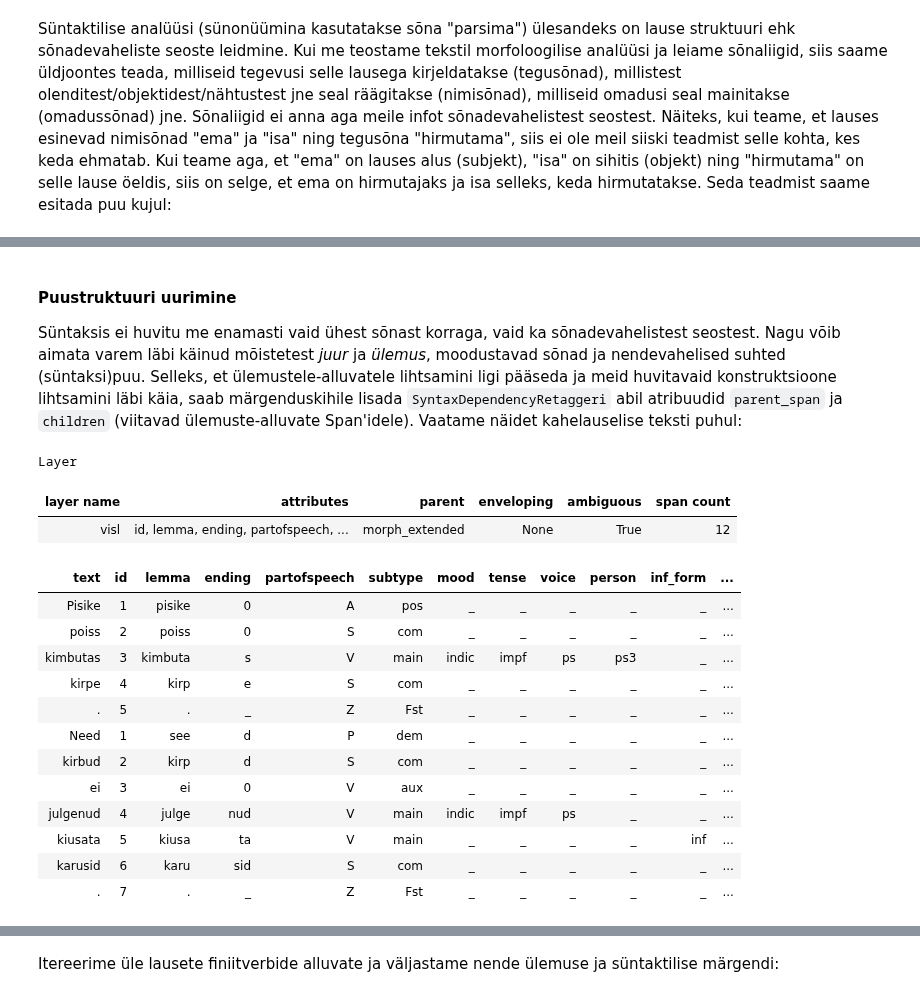
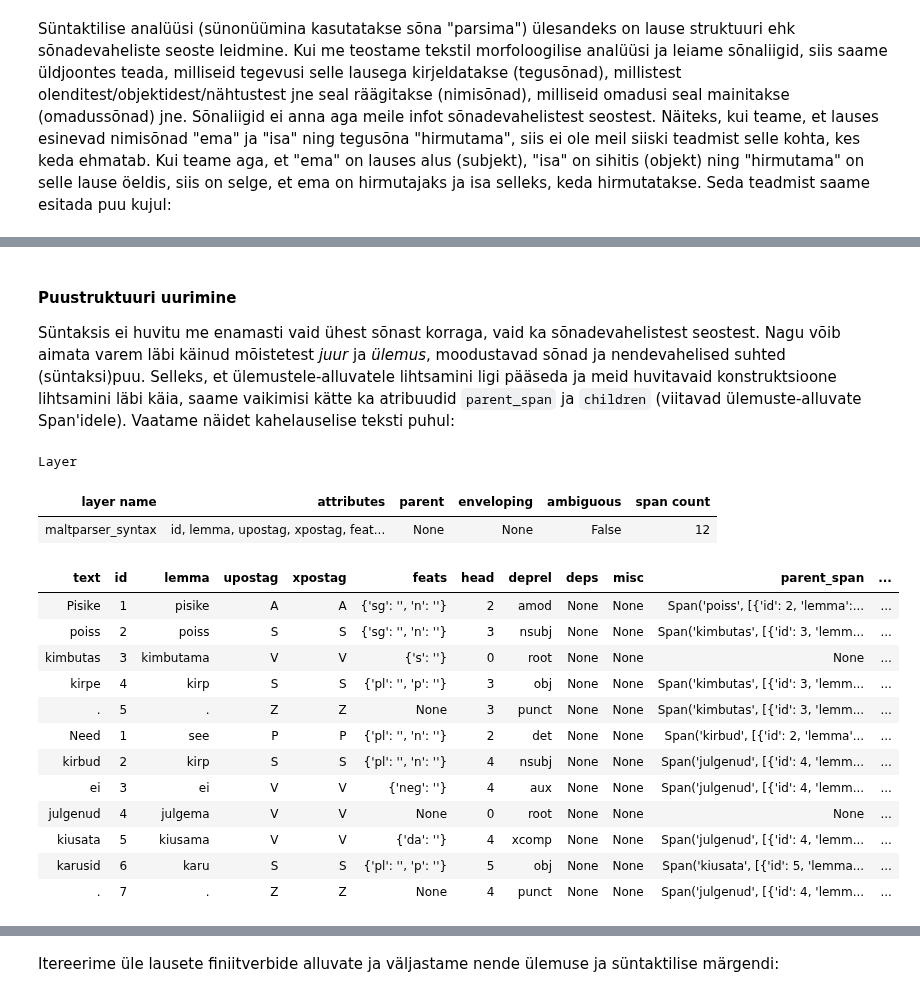
Before and after one commit to d009/EstNLP, a Jupyter notebook: Praktikum8/Praktikum_8.ipynb, the cells around one changed output, grey strips where cells are left out. Drawn from its saved outputs; the diff is of its cells as text; code cells hidden in the pictures.

```diff
--- a/Praktikum8/Praktikum_8.ipynb
+++ b/Praktikum8/Praktikum_8.ipynb
@@ -116,25 +71,24 @@ Layer
 # %% [markdown]
 #### Puustruktuuri uurimine
-Süntaksis ei huvitu me enamasti vaid ühest sõnast korraga, vaid ka sõnadevahelistest seostest. Nagu võib aimata varem läbi käinud mõistetest *juur* ja *ülemus*, moodustavad sõnad ja nendevahelised suhted (süntaksi)puu. Selleks, et ülemustele-alluvatele lihtsamini ligi pääseda ja meid huvitavaid konstruktsioone lihtsamini läbi käia, saab märgenduskihile lisada `SyntaxDependencyRetaggeri` abil atribuudid `parent_span` ja `children` (viitavad ülemuste-alluvate Span'idele). Vaatame näidet kahelauselise teksti puhul:
+Süntaksis ei huvitu me enamasti vaid ühest sõnast korraga, vaid ka sõnadevahelistest seostest. Nagu võib aimata varem läbi käinud mõistetest *juur* ja *ülemus*, moodustavad sõnad ja nendevahelised suhted (süntaksi)puu. Selleks, et ülemustele-alluvatele lihtsamini ligi pääseda ja meid huvitavaid konstruktsioone lihtsamini läbi käia, saame vaikimisi kätte ka atribuudid `parent_span` ja `children` (viitavad ülemuste-alluvate Span'idele). Vaatame näidet kahelauselise teksti puhul:
 # %%
 text = Text("Pisike poiss kimbutas kirpe. Need kirbud ei julgenud kiusata karusid.")
-text.tag_layer(['sentences', 'morph_extended'])
-visl_tagger.tag(text)
-text.visl
+text.tag_layer('maltparser_syntax')
+display(text.maltparser_syntax)
 # %% [output]
 Layer
 | layer name | attributes | parent | enveloping | ambiguous | span count |
-| visl | id, lemma, ending, partofspeech, ... | morph_extended | None | True | 12 |
+| maltparser_syntax | id, lemma, upostag, xpostag, feat... | None | None | False | 12 |
-| text | id | lemma | ending | partofspeech | subtype | mood | tense | voice | person | inf_form | ... |
-| Pisike | 1 | pisike | 0 | A | pos | _ | _ | _ | _ | _ | ... |
-| poiss | 2 | poiss | 0 | S | com | _ | _ | _ | _ | _ | ... |
-| kimbutas | 3 | kimbuta | s | V | main | indic | impf | ps | ps3 | _ | ... |
-| kirpe | 4 | kirp | e | S | com | _ | _ | _ | _ | _ | ... |
-| . | 5 | . | _ | Z | Fst | _ | _ | _ | _ | _ | ... |
-| Need | 1 | see | d | P | dem | _ | _ | _ | _ | _ | ... |
-| kirbud | 2 | kirp | d | S | com | _ | _ | _ | _ | _ | ... |
-| ei | 3 | ei | 0 | V | aux | _ | _ | _ | _ | _ | ... |
-| julgenud | 4 | julge | nud | V | main | indic | impf | ps | _ | _ | ... |
-| kiusata | 5 | kiusa | ta | V | main | _ | _ | _ | _ | inf | ... |
-| karusid | 6 | karu | sid | S | com | _ | _ | _ | _ | _ | ... |
-| . | 7 | . | _ | Z | Fst | _ | _ | _ | _ | _ | ... |
+| text | id | lemma | upostag | xpostag | feats | head | deprel | deps | misc | parent_span | ... |
+| Pisike | 1 | pisike | A | A | {'sg': '', 'n': ''} | 2 | amod | None | None | Span('poiss', [{'id': 2, 'lemma':... | ... |
+| poiss | 2 | poiss | S | S | {'sg': '', 'n': ''} | 3 | nsubj | None | None | Span('kimbutas', [{'id': 3, 'lemm... | ... |
+| kimbutas | 3 | kimbutama | V | V | {'s': ''} | 0 | root | None | None | None | ... |
+| kirpe | 4 | kirp | S | S | {'pl': '', 'p': ''} | 3 | obj | None | None | Span('kimbutas', [{'id': 3, 'lemm... | ... |
+| . | 5 | . | Z | Z | None | 3 | punct | None | None | Span('kimbutas', [{'id': 3, 'lemm... | ... |
+| Need | 1 | see | P | P | {'pl': '', 'n': ''} | 2 | det | None | None | Span('kirbud', [{'id': 2, 'lemma'... | ... |
+| kirbud | 2 | kirp | S | S | {'pl': '', 'n': ''} | 4 | nsubj | None | None | Span('julgenud', [{'id': 4, 'lemm... | ... |
+| ei | 3 | ei | V | V | {'neg': ''} | 4 | aux | None | None | Span('julgenud', [{'id': 4, 'lemm... | ... |
+| julgenud | 4 | julgema | V | V | None | 0 | root | None | None | None | ... |
+| kiusata | 5 | kiusama | V | V | {'da': ''} | 4 | xcomp | None | None | Span('julgenud', [{'id': 4, 'lemm... | ... |
+| karusid | 6 | karu | S | S | {'pl': '', 'p': ''} | 5 | obj | None | None | Span('kiusata', [{'id': 5, 'lemma... | ... |
+| . | 7 | . | Z | Z | None | 4 | punct | None | None | Span('julgenud', [{'id': 4, 'lemm... | ... |
```
Also changed, not shown: parts of 80 cells of this notebook, 1 other file.
